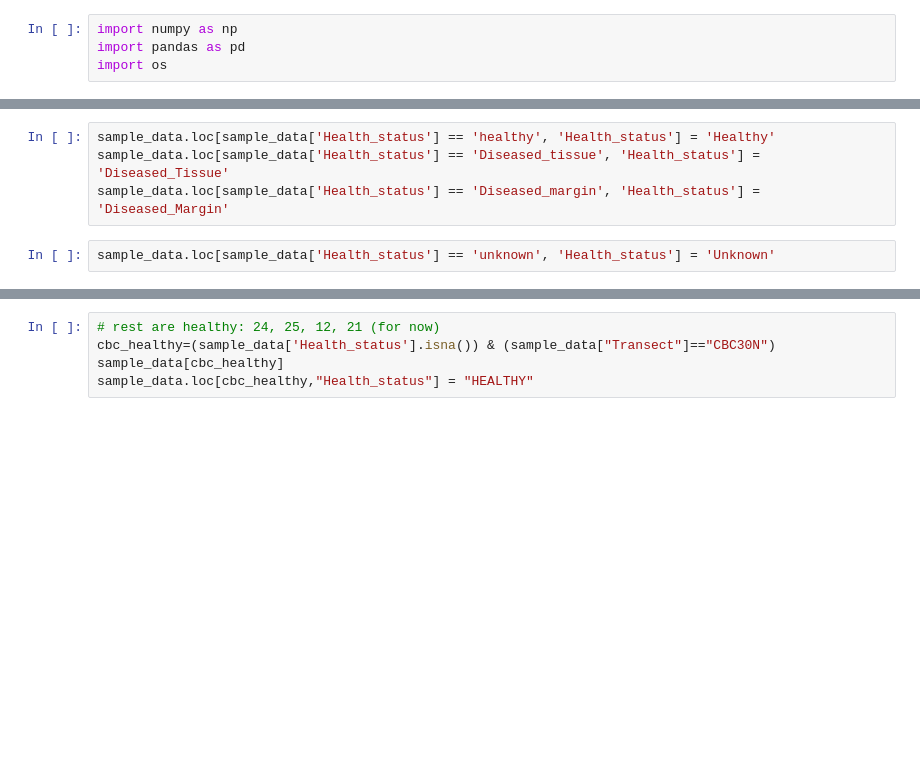
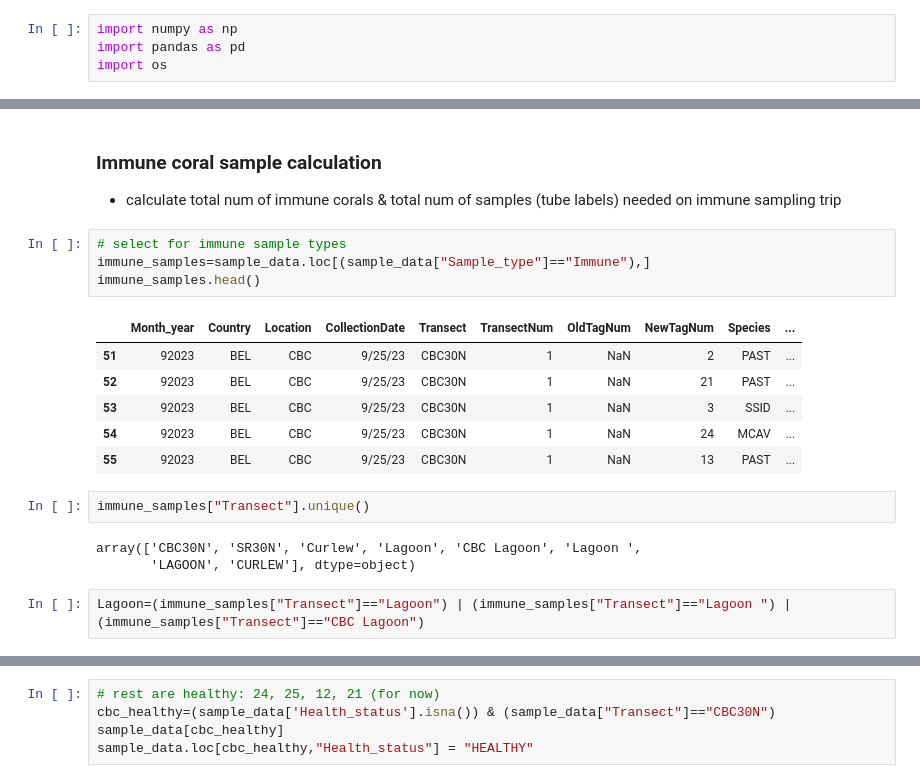
Before and after one commit to brookewicz/Code_notebook, a Jupyter notebook: QA_QC/SampleData/sample_fixes.ipynb, the cells around one changed output, grey strips where cells are left out. Saved outputs shown, nothing was run; the diff lists cells and outputs as text; blank space fills up the shorter version.

```diff
--- a/QA_QC/SampleData/sample_fixes.ipynb
+++ b/QA_QC/SampleData/sample_fixes.ipynb
@@ -88,6 +26,0 @@ print(sample_data['Health_status'].unique())
-# %%
-sample_data.loc[sample_data['Health_status'] == 'healthy', 'Health_status'] = 'Healthy'
-sample_data.loc[sample_data['Health_status'] == 'Diseased_tissue', 'Health_status'] = 'Diseased_Tissue'
-sample_data.loc[sample_data['Health_status'] == 'Diseased_margin', 'Health_status'] = 'Diseased_Margin'
-# %%
-sample_data.loc[sample_data['Health_status'] == 'unknown', 'Health_status'] = 'Unknown'
@@ -105,0 +56,21 @@ sample_data.loc[tag_3,"Health_status"] = "PALED_MARGIN"
+# %% [markdown]
+### Immune coral sample calculation
+- calculate total num of immune corals & total num of samples (tube labels) needed on immune sampling trip
+# %%
+# select for immune sample types
+immune_samples=sample_data.loc[(sample_data["Sample_type"]=="Immune"),]
+immune_samples.head()
+# %% [output]
+|  | Month_year | Country | Location | CollectionDate | Transect | TransectNum | OldTagNum | NewTagNum | Species | ... |
+| 51 | 92023 | BEL | CBC | 9/25/23 | CBC30N | 1 | NaN | 2 | PAST | ... |
+| 52 | 92023 | BEL | CBC | 9/25/23 | CBC30N | 1 | NaN | 21 | PAST | ... |
+| 53 | 92023 | BEL | CBC | 9/25/23 | CBC30N | 1 | NaN | 3 | SSID | ... |
+| 54 | 92023 | BEL | CBC | 9/25/23 | CBC30N | 1 | NaN | 24 | MCAV | ... |
+| 55 | 92023 | BEL | CBC | 9/25/23 | CBC30N | 1 | NaN | 13 | PAST | ... |
+# %%
+immune_samples["Transect"].unique()
+# %% [output]
+array(['CBC30N', 'SR30N', 'Curlew', 'Lagoon', 'CBC Lagoon', 'Lagoon ',
+       'LAGOON', 'CURLEW'], dtype=object)
+# %%
+Lagoon=(immune_samples["Transect"]=="Lagoon") | (immune_samples["Transect"]=="Lagoon ") | (immune_samples["Transect"]=="CBC Lagoon")
```
Also changed, not shown: parts of 70 cells of this notebook.
